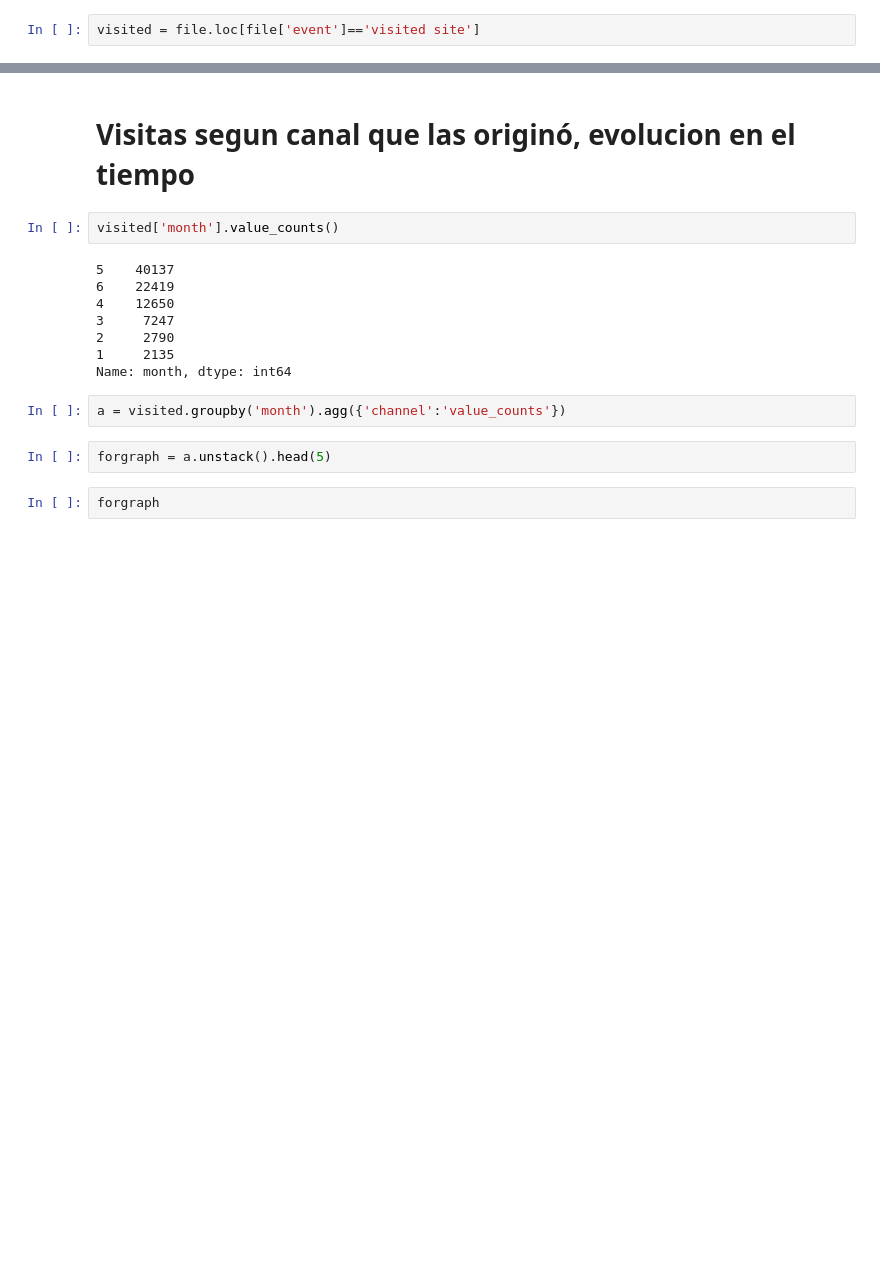
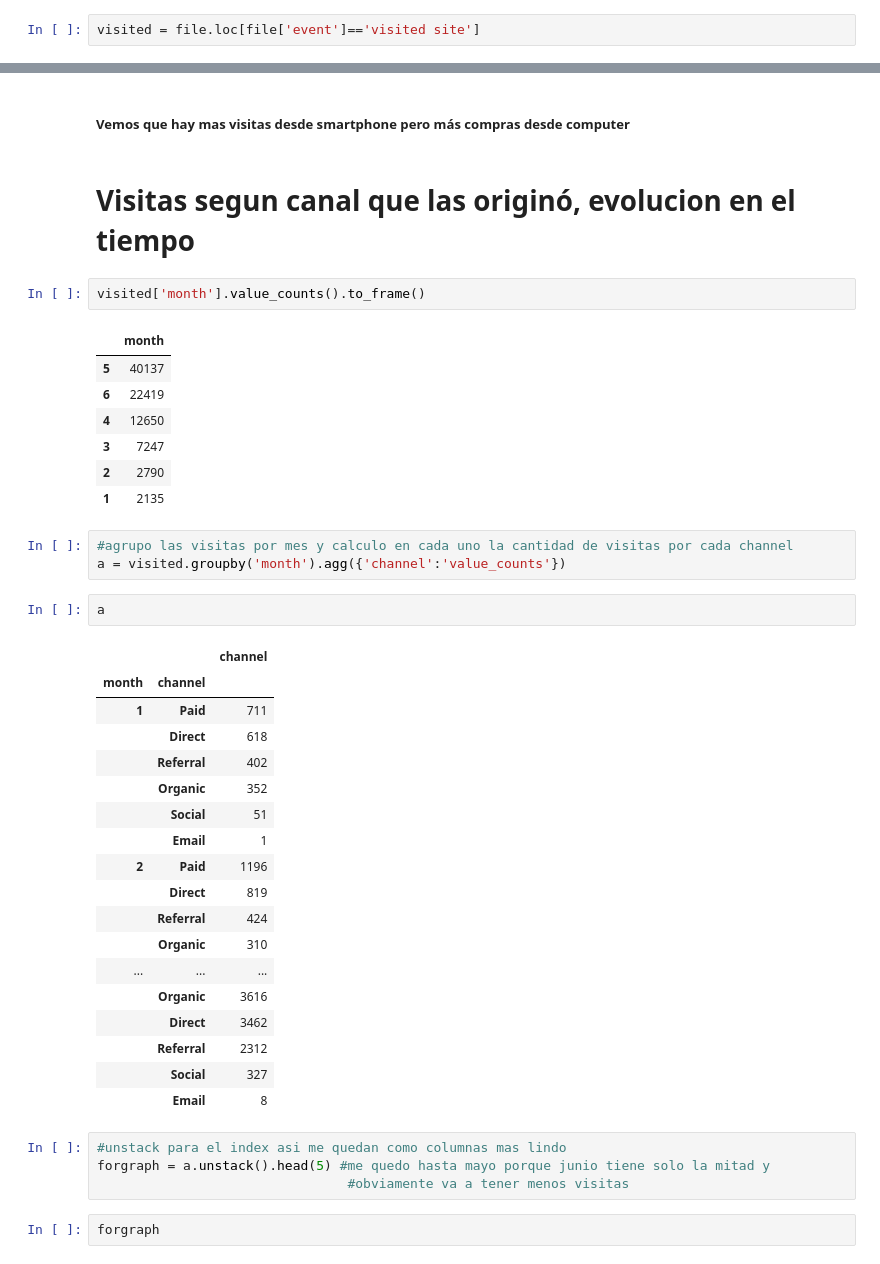
Before and after one commit to javier2409/TP1Datos2C2018, a Jupyter notebook: device_type y channel.ipynb, the cells around one changed output, grey strips where cells are left out. Saved outputs shown, nothing was run; the diff lists cells and outputs as text; blank space fills up the shorter version.

```diff
--- a/device_type y channel.ipynb
+++ b/device_type y channel.ipynb
@@ -81,22 +103,48 @@ plt.title('Personas que compraron por dispositivo vs el total que entraron por e
 # %% [output]
 Text(0.5,1,'Personas que compraron por dispositivo vs el total que entraron por ese dispositivo')
 [figure]
+# %% [markdown]
+##### Vemos que hay mas visitas desde smartphone pero más compras desde computer
 # %% [markdown]
 # Visitas segun canal que las originó, evolucion en el tiempo
 # %%
-visited['month'].value_counts()
+visited['month'].value_counts().to_frame()
 # %% [output]
-5    40137
-6    22419
-4    12650
-3     7247
-2     2790
-1     2135
-Name: month, dtype: int64
+|  | month |
+| 5 | 40137 |
+| 6 | 22419 |
+| 4 | 12650 |
+| 3 | 7247 |
+| 2 | 2790 |
+| 1 | 2135 |
-# %%
-a = visited.groupby('month').agg({'channel':'value_counts'})
-# %%
-forgraph = a.unstack().head(5)
+# %%
+#agrupo las visitas por mes y calculo en cada uno la cantidad de visitas por cada channel
+a = visited.groupby('month').agg({'channel':'value_counts'})
+# %%
+a
+# %% [output]
+|  |  | channel |
+| month | channel |  |
+| 1 | Paid | 711 |
+|  | Direct | 618 |
+|  | Referral | 402 |
+|  | Organic | 352 |
+|  | Social | 51 |
+|  | Email | 1 |
+| 2 | Paid | 1196 |
+|  | Direct | 819 |
+|  | Referral | 424 |
+|  | Organic | 310 |
+| ... | ... | ... |
+|  | Organic | 3616 |
+|  | Direct | 3462 |
+|  | Referral | 2312 |
+|  | Social | 327 |
+|  | Email | 8 |
+# %%
+#unstack para el index asi me quedan como columnas mas lindo
+forgraph = a.unstack().head(5) #me quedo hasta mayo porque junio tiene solo la mitad y
+                                #obviamente va a tener menos visitas
 # %%
 forgraph
 # %% [output]
```
Also changed, not shown: parts of 14 cells of this notebook.
